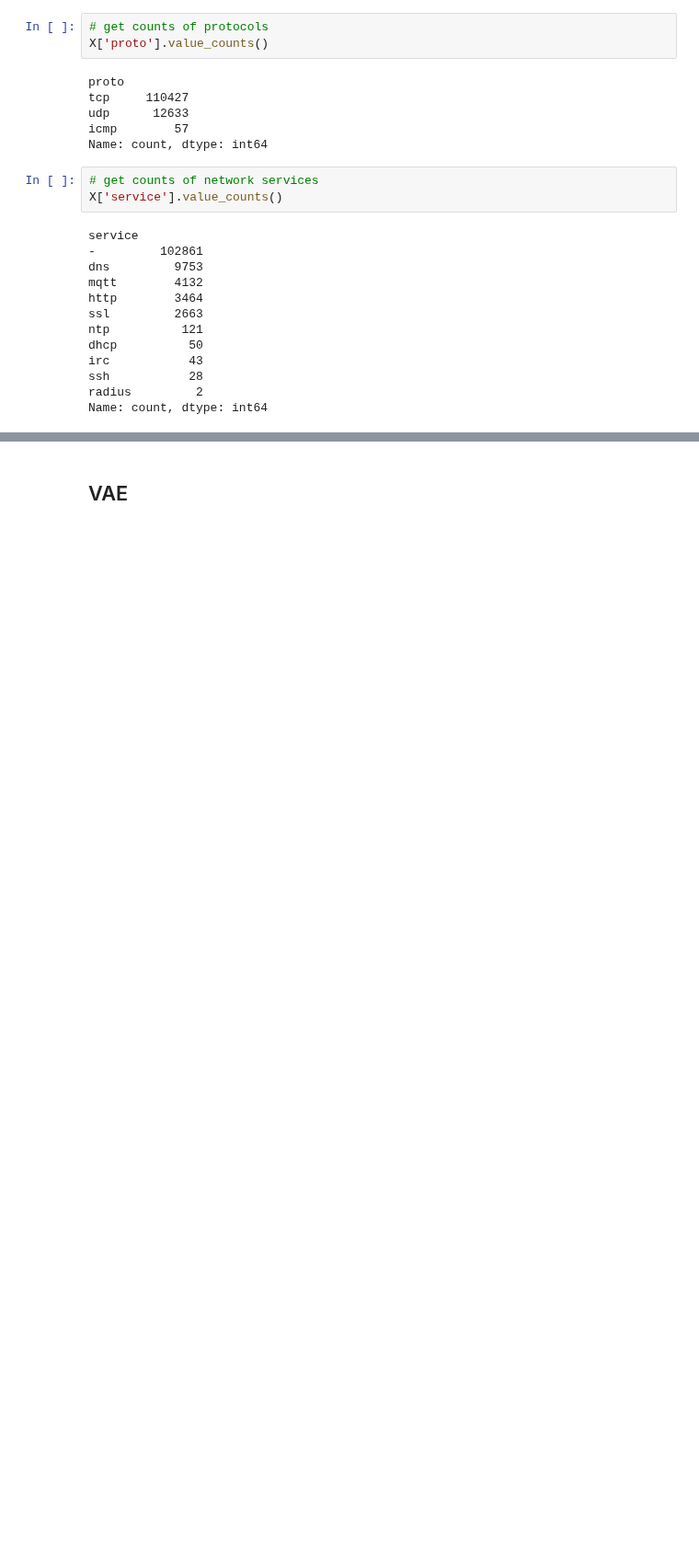
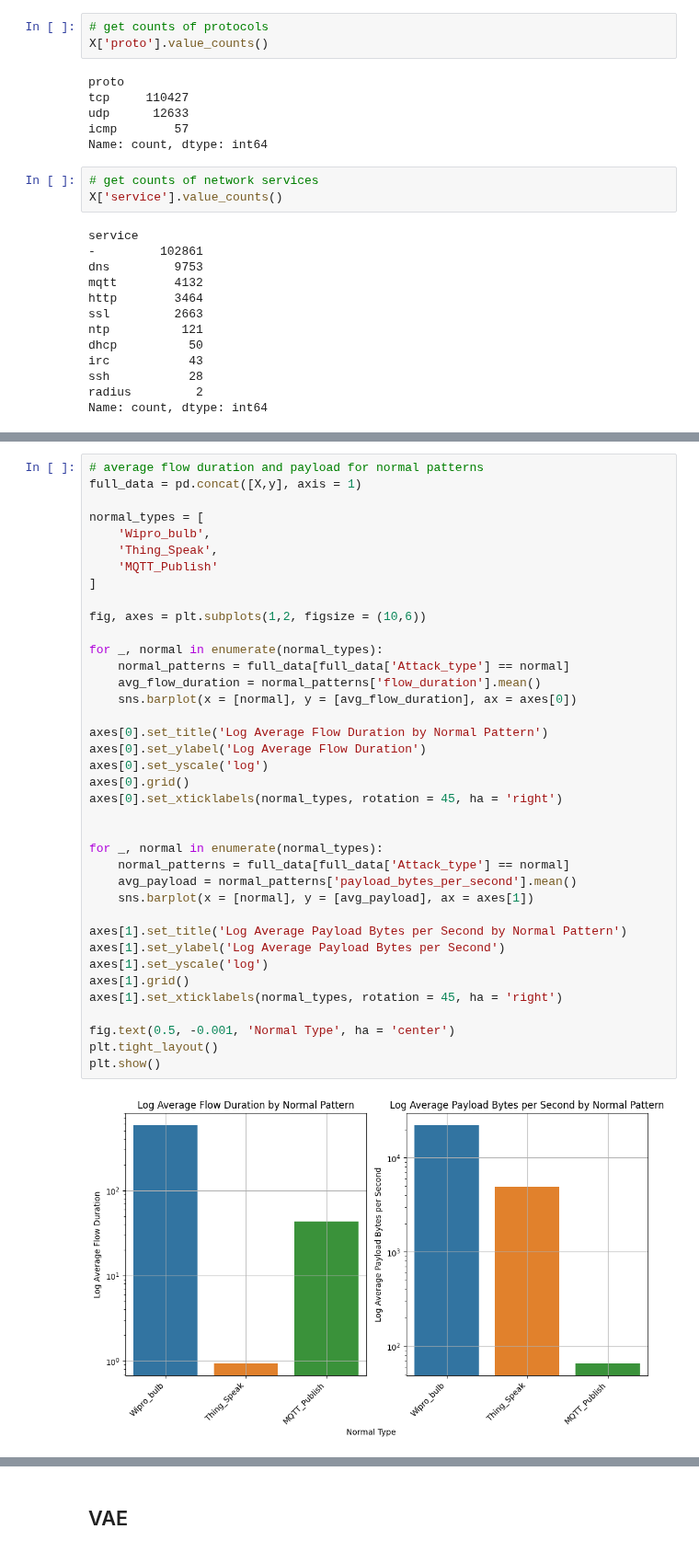
Before and after one commit to connormcmanigal/IoT-IDS-VAE-Classification, a Jupyter notebook: report.ipynb, the cells around one changed output, grey strips where cells are left out. Shown at 92% size. Drawn from its saved outputs; the diff is of its cells as text; blank space fills up the shorter version.

```diff
--- a/report.ipynb
+++ b/report.ipynb
@@ -106,0 +132,40 @@ plt.show()
+# %%
+# average flow duration and payload for normal patterns
+full_data = pd.concat([X,y], axis = 1)
+
+normal_types = [
+    'Wipro_bulb',
+    'Thing_Speak',
+    'MQTT_Publish'
+]
+
+fig, axes = plt.subplots(1,2, figsize = (10,6))
+
+for _, normal in enumerate(normal_types):
+    normal_patterns = full_data[full_data['Attack_type'] == normal]
+    avg_flow_duration = normal_patterns['flow_duration'].mean()
+    sns.barplot(x = [normal], y = [avg_flow_duration], ax = axes[0])
+
+axes[0].set_title('Log Average Flow Duration by Normal Pattern')
+axes[0].set_ylabel('Log Average Flow Duration')
+axes[0].set_yscale('log')
+axes[0].grid()
+axes[0].set_xticklabels(normal_types, rotation = 45, ha = 'right')
+
+
+for _, normal in enumerate(normal_types):
+    normal_patterns = full_data[full_data['Attack_type'] == normal]
+    avg_payload = normal_patterns['payload_bytes_per_second'].mean()
+    sns.barplot(x = [normal], y = [avg_payload], ax = axes[1])
+
+axes[1].set_title('Log Average Payload Bytes per Second by Normal Pattern')
+axes[1].set_ylabel('Log Average Payload Bytes per Second')
+axes[1].set_yscale('log')
+axes[1].grid()
+axes[1].set_xticklabels(normal_types, rotation = 45, ha = 'right')
+
+fig.text(0.5, -0.001, 'Normal Type', ha = 'center')
+plt.tight_layout()
+plt.show()
+# %% [output]
+[figure, added]
```
Also changed, not shown: parts of 8 cells of this notebook.
